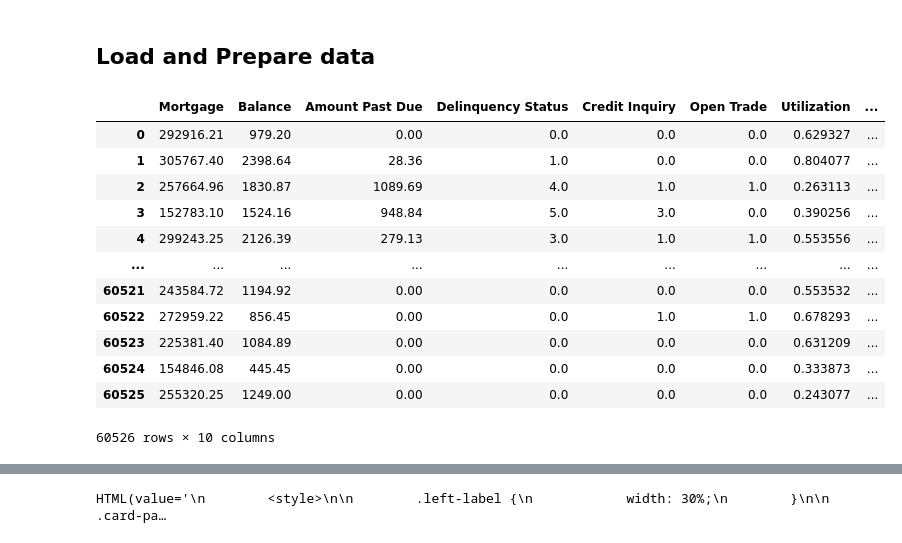
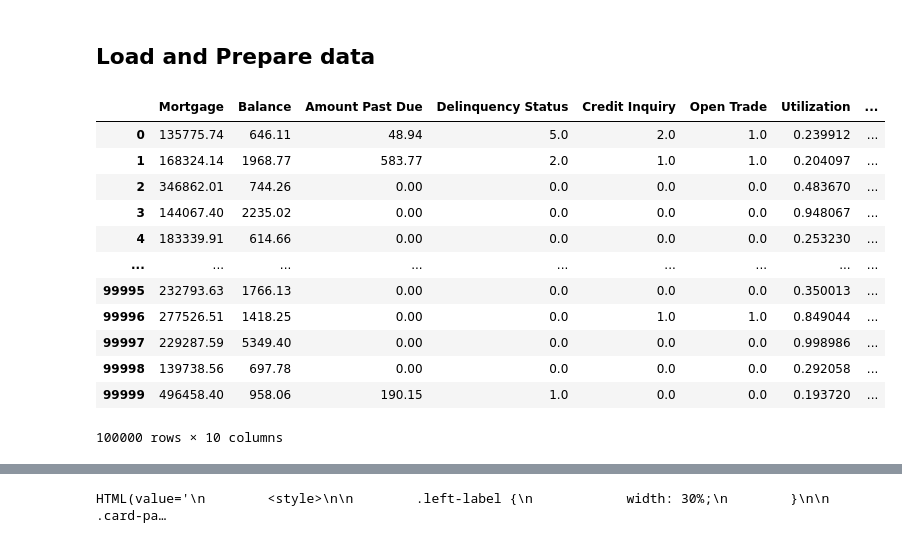
Before and after one commit to tanay0nSpark/PiML-Toolbox, a Jupyter notebook: examples/Example_SimuCredit.ipynb, the cells around one changed output, grey strips where cells are left out. Cells and saved outputs as stored; diff of their text form; code cells hidden in the pictures.

```diff
--- a/examples/Example_SimuCredit.ipynb
+++ b/examples/Example_SimuCredit.ipynb
@@ -46,25 +46,25 @@ Demographic features in Credit data cannot be used for modeling.
 # %%
 from piml import Experiment
 exp = Experiment()
 
 # Manually load data to piml
 import pandas as pd
-data = pd.read_csv('https://github.com/SelfExplainML/PiML-Toolbox/blob/main/datasets/CreditSimuUnbalanced.csv?raw=true')
+data = pd.read_csv('https://github.com/SelfExplainML/PiML-Toolbox/blob/main/datasets/CreditSimuBalanced.csv?raw=true')
 exp.data_loader(data=data)
 # %% [output]
 |  | Mortgage | Balance | Amount Past Due | Delinquency Status | Credit Inquiry | Open Trade | Utilization | ... |
-| 0 | 292916.21 | 979.20 | 0.00 | 0.0 | 0.0 | 0.0 | 0.629327 | ... |
-| 1 | 305767.40 | 2398.64 | 28.36 | 1.0 | 0.0 | 0.0 | 0.804077 | ... |
-| 2 | 257664.96 | 1830.87 | 1089.69 | 4.0 | 1.0 | 1.0 | 0.263113 | ... |
-| 3 | 152783.10 | 1524.16 | 948.84 | 5.0 | 3.0 | 0.0 | 0.390256 | ... |
-| 4 | 299243.25 | 2126.39 | 279.13 | 3.0 | 1.0 | 1.0 | 0.553556 | ... |
+| 0 | 135775.74 | 646.11 | 48.94 | 5.0 | 2.0 | 1.0 | 0.239912 | ... |
+| 1 | 168324.14 | 1968.77 | 583.77 | 2.0 | 1.0 | 1.0 | 0.204097 | ... |
+| 2 | 346862.01 | 744.26 | 0.00 | 0.0 | 0.0 | 0.0 | 0.483670 | ... |
+| 3 | 144067.40 | 2235.02 | 0.00 | 0.0 | 0.0 | 0.0 | 0.948067 | ... |
+| 4 | 183339.91 | 614.66 | 0.00 | 0.0 | 0.0 | 0.0 | 0.253230 | ... |
 | ... | ... | ... | ... | ... | ... | ... | ... | ... |
-| 60521 | 243584.72 | 1194.92 | 0.00 | 0.0 | 0.0 | 0.0 | 0.553532 | ... |
-| 60522 | 272959.22 | 856.45 | 0.00 | 0.0 | 1.0 | 1.0 | 0.678293 | ... |
-| 60523 | 225381.40 | 1084.89 | 0.00 | 0.0 | 0.0 | 0.0 | 0.631209 | ... |
-| 60524 | 154846.08 | 445.45 | 0.00 | 0.0 | 0.0 | 0.0 | 0.333873 | ... |
-| 60525 | 255320.25 | 1249.00 | 0.00 | 0.0 | 0.0 | 0.0 | 0.243077 | ... |
+| 99995 | 232793.63 | 1766.13 | 0.00 | 0.0 | 0.0 | 0.0 | 0.350013 | ... |
+| 99996 | 277526.51 | 1418.25 | 0.00 | 0.0 | 1.0 | 1.0 | 0.849044 | ... |
+| 99997 | 229287.59 | 5349.40 | 0.00 | 0.0 | 0.0 | 0.0 | 0.998986 | ... |
+| 99998 | 139738.56 | 697.78 | 0.00 | 0.0 | 0.0 | 0.0 | 0.292058 | ... |
+| 99999 | 496458.40 | 958.06 | 190.15 | 1.0 | 0.0 | 0.0 | 0.193720 | ... |
-60526 rows × 10 columns
+100000 rows × 10 columns
 # %%
 # Exclude features one-by-one: "Gender", "Race" (demographic variables);
 exp.data_summary()
```
Also changed, not shown: parts of 9 cells of this notebook.
